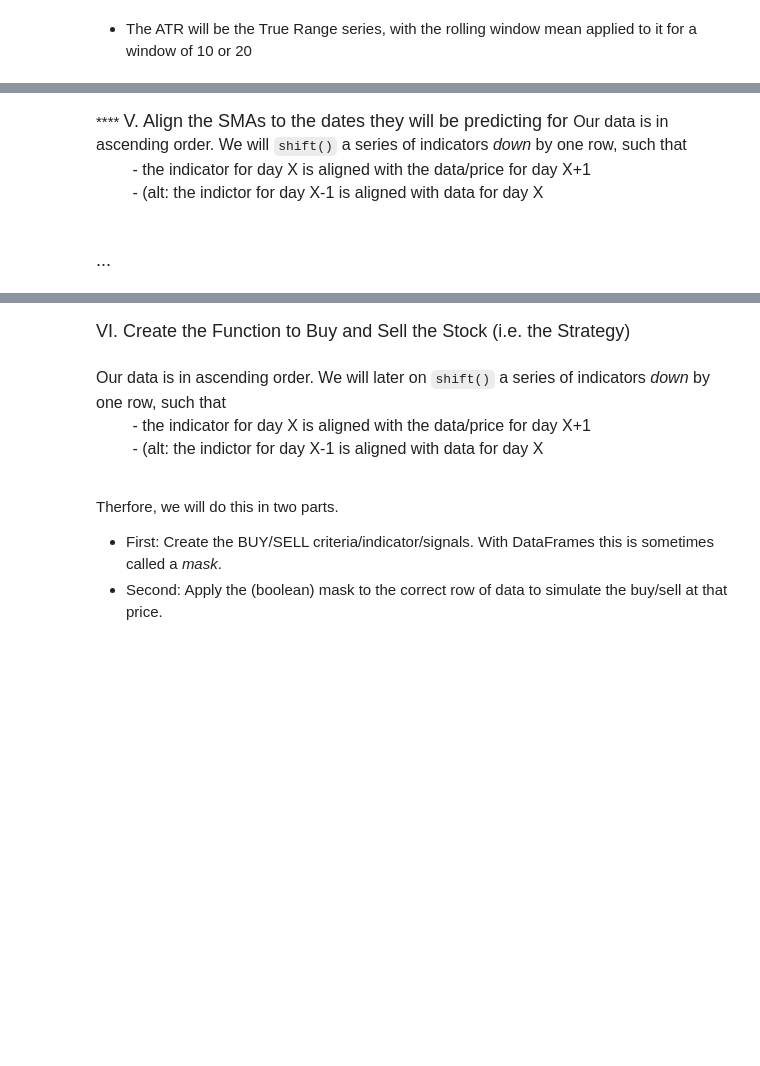
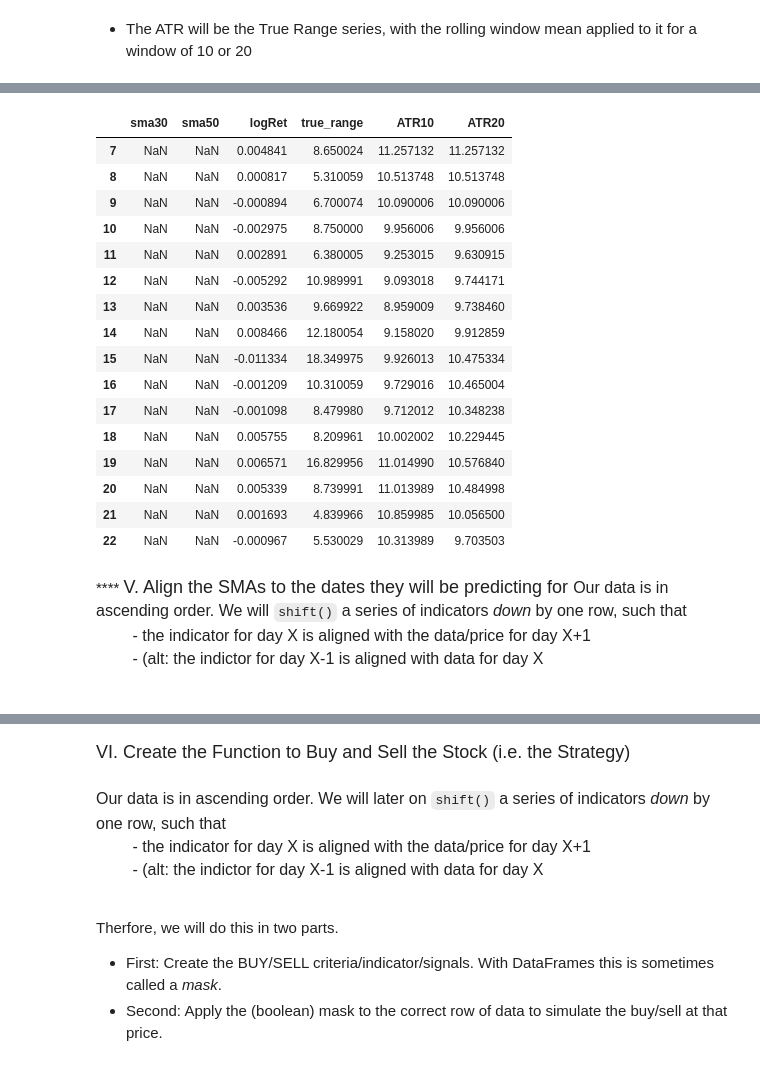
Before and after one commit to QuantVI/rand_various, a Jupyter notebook: wqu_capstone_code/draft_3_functions_and_newdata.ipynb, the cells around one changed output, grey strips where cells are left out. Cells and saved outputs as stored; diff of their text form; code cells hidden in the pictures; blank space fills up the shorter version.

```diff
--- a/wqu_capstone_code/draft_3_functions_and_newdata.ipynb
+++ b/wqu_capstone_code/draft_3_functions_and_newdata.ipynb
@@ -335,3 +348,23 @@ yfdf["adjClose"].std()
+# %%
+yfdf.iloc[7:23,-6:]
+# %% [output]
+|  | sma30 | sma50 | logRet | true_range | ATR10 | ATR20 |
+| 7 | NaN | NaN | 0.004841 | 8.650024 | 11.257132 | 11.257132 |
+| 8 | NaN | NaN | 0.000817 | 5.310059 | 10.513748 | 10.513748 |
+| 9 | NaN | NaN | -0.000894 | 6.700074 | 10.090006 | 10.090006 |
+| 10 | NaN | NaN | -0.002975 | 8.750000 | 9.956006 | 9.956006 |
+| 11 | NaN | NaN | 0.002891 | 6.380005 | 9.253015 | 9.630915 |
+| 12 | NaN | NaN | -0.005292 | 10.989991 | 9.093018 | 9.744171 |
+| 13 | NaN | NaN | 0.003536 | 9.669922 | 8.959009 | 9.738460 |
+| 14 | NaN | NaN | 0.008466 | 12.180054 | 9.158020 | 9.912859 |
+| 15 | NaN | NaN | -0.011334 | 18.349975 | 9.926013 | 10.475334 |
+| 16 | NaN | NaN | -0.001209 | 10.310059 | 9.729016 | 10.465004 |
+| 17 | NaN | NaN | -0.001098 | 8.479980 | 9.712012 | 10.348238 |
+| 18 | NaN | NaN | 0.005755 | 8.209961 | 10.002002 | 10.229445 |
+| 19 | NaN | NaN | 0.006571 | 16.829956 | 11.014990 | 10.576840 |
+| 20 | NaN | NaN | 0.005339 | 8.739991 | 11.013989 | 10.484998 |
+| 21 | NaN | NaN | 0.001693 | 4.839966 | 10.859985 | 10.056500 |
+| 22 | NaN | NaN | -0.000967 | 5.530029 | 10.313989 | 9.703503 |
 # %% [markdown]
 **** <font face="Nunito" size=4>V. Align the SMAs to the dates they will be predicting for
 <font size=3>Our data is in ascending order. We will `shift()` a series of indicators *down* by one row, such that<br>
@@ -343,5 +376,3 @@ yfdf["adjClose"].std()
 
 
 </font>
-# %% [markdown]
-<font face="Nunito" size=4>...</font>
```
Also changed, not shown: parts of 13 cells of this notebook.
